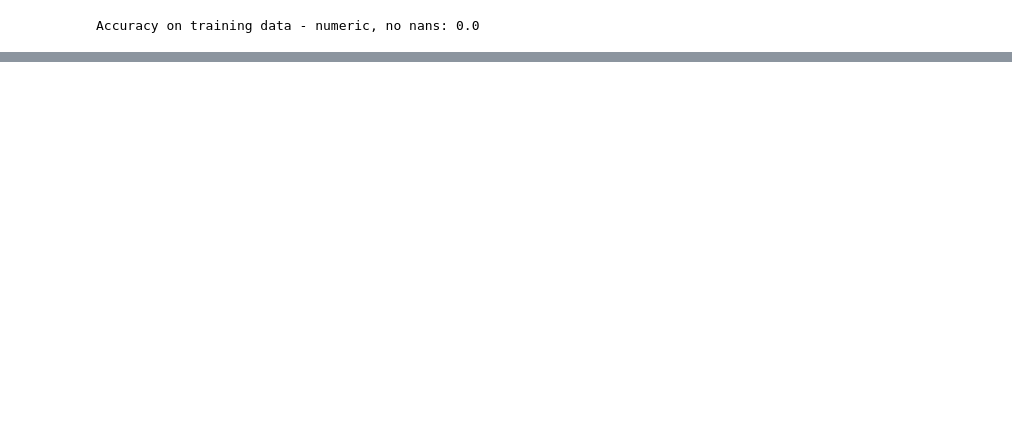
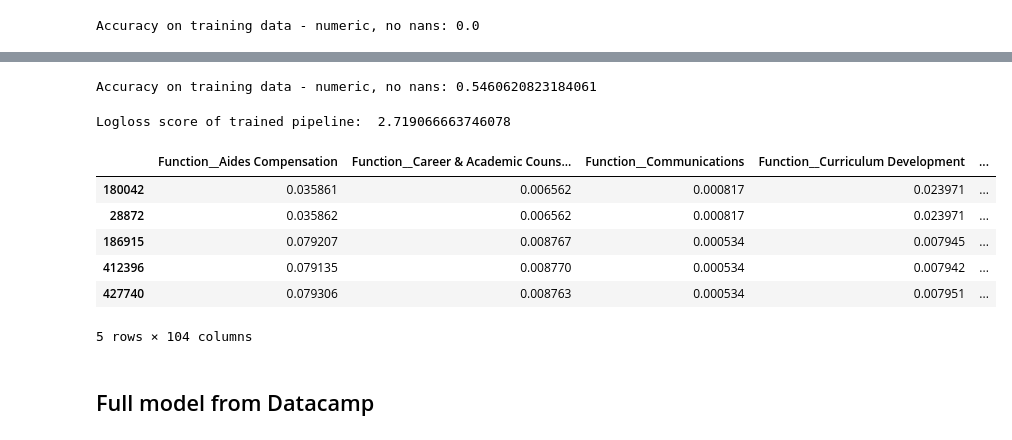
Before and after one commit to kipmadden/DrivenData-School-Budgeting-with-ML, a Jupyter notebook: School Budgeting with ML in Python.ipynb, the cells around one changed output, grey strips where cells are left out. Saved outputs shown, nothing was run; the diff lists cells and outputs as text; code cells hidden in the pictures; blank space fills up the shorter version.

```diff
--- a/School Budgeting with ML in Python.ipynb
+++ b/School Budgeting with ML in Python.ipynb
@@ -692,0 +873,6 @@ Accuracy on training data - numeric, no nans: 0.0
+# %%
+# Compute and print the accuracy
+accuracy = pl.score(X_test, y_test)
+print(f"\nAccuracy on training data - numeric, no nans: {accuracy}")
+# %% [output]
+Accuracy on training data - numeric, no nans: 0.5460620823184061
@@ -692,0 +884,23 @@ Accuracy on training data - numeric, no nans: 0.0
+# %%
+# print the score of our trained pipeline on our test set
+print("Logloss score of trained pipeline: ", log_loss_scorer(pl, X_test, y_test.values))
+# %% [output]
+Logloss score of trained pipeline:  2.719066663746078
+# %%
+# Make predictions
+predictions = clf.predict_proba(holdout[NUMERIC_COLUMNS].fillna(-1000))
+# %%
+# Format predictions in DataFrame: prediction_df
+prediction_df = pd.DataFrame(columns=pd.get_dummies(df[LABELS], prefix_sep='__').columns,
+                             index=holdout.index,
+                             data=predictions)
+# %%
+prediction_df.head()
+# %% [output]
+|  | Function__Aides Compensation | Function__Career & Academic Couns... | Function__Communications | Function__Curriculum Development | ... |
+| 180042 | 0.035861 | 0.006562 | 0.000817 | 0.023971 | ... |
+| 28872 | 0.035862 | 0.006562 | 0.000817 | 0.023971 | ... |
+| 186915 | 0.079207 | 0.008767 | 0.000534 | 0.007945 | ... |
+| 412396 | 0.079135 | 0.008770 | 0.000534 | 0.007942 | ... |
+| 427740 | 0.079306 | 0.008763 | 0.000534 | 0.007951 | ... |
+5 rows × 104 columns
@@ -692,0 +910,2 @@ Accuracy on training data - numeric, no nans: 0.0
+# %% [markdown]
+## Full model from Datacamp
```
Also changed, not shown: parts of 27 cells of this notebook.
